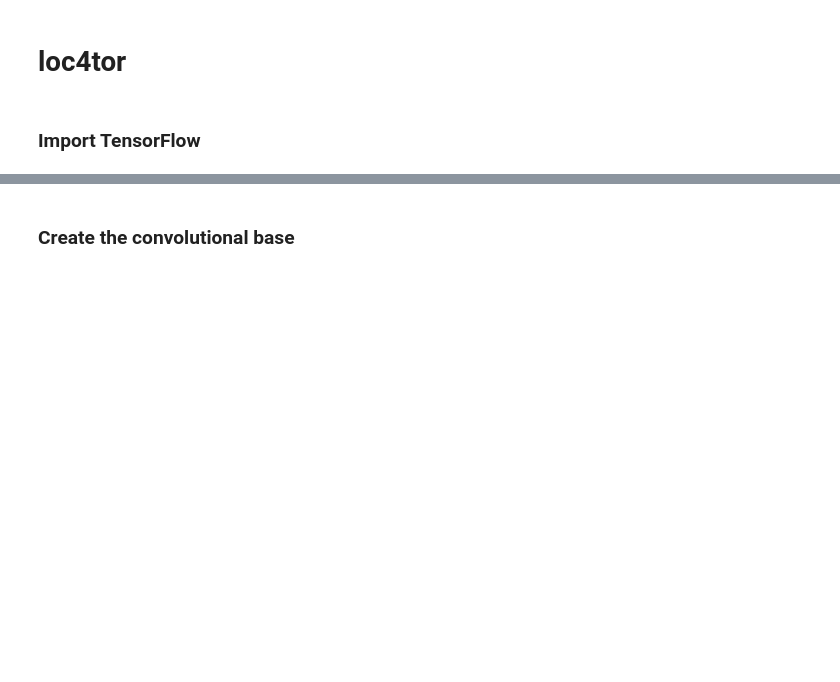
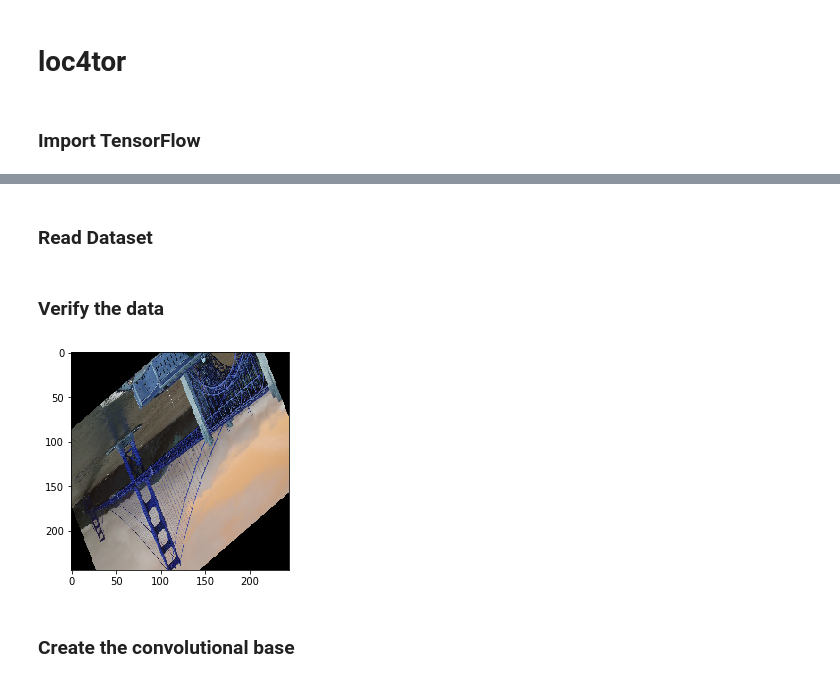
Before and after one commit to LucaT16/loc4tor, a Jupyter notebook: Python Scripts/loc4tor.ipynb, the cells around one changed output, grey strips where cells are left out. Saved outputs shown, nothing was run; the diff lists cells and outputs as text; code cells hidden in the pictures; blank space fills up the shorter version.

```diff
--- a/Python Scripts/loc4tor.ipynb
+++ b/Python Scripts/loc4tor.ipynb
@@ -59,3 +63,17 @@ plt.show()
+# %% [markdown]
+### Read Dataset
+# %%
+train_images = pickle.load(open("x.pickle","rb"))
+train_labels = pickle.load(open("y.pickle","rb"))
+
+train_images = train_images/255.0
+# %% [markdown]
+### Verify the data
+# %%
+plt.imshow(train_images[0])
+plt.show()
+# %% [output]
+[figure, added]
 # %% [markdown]
 ### Create the convolutional base
 # %%
```
Also changed, not shown: parts of 10 cells of this notebook, 2 other files.
